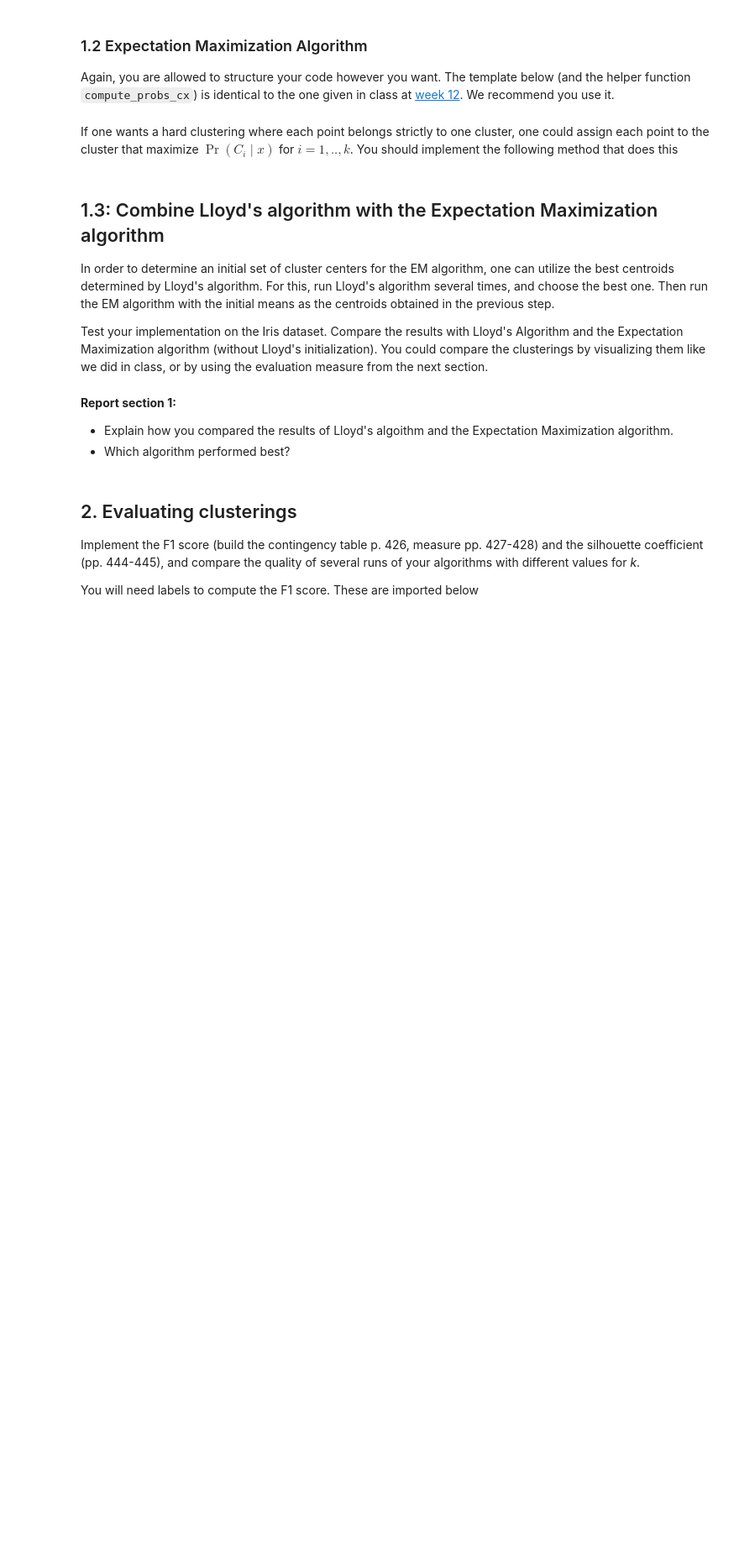
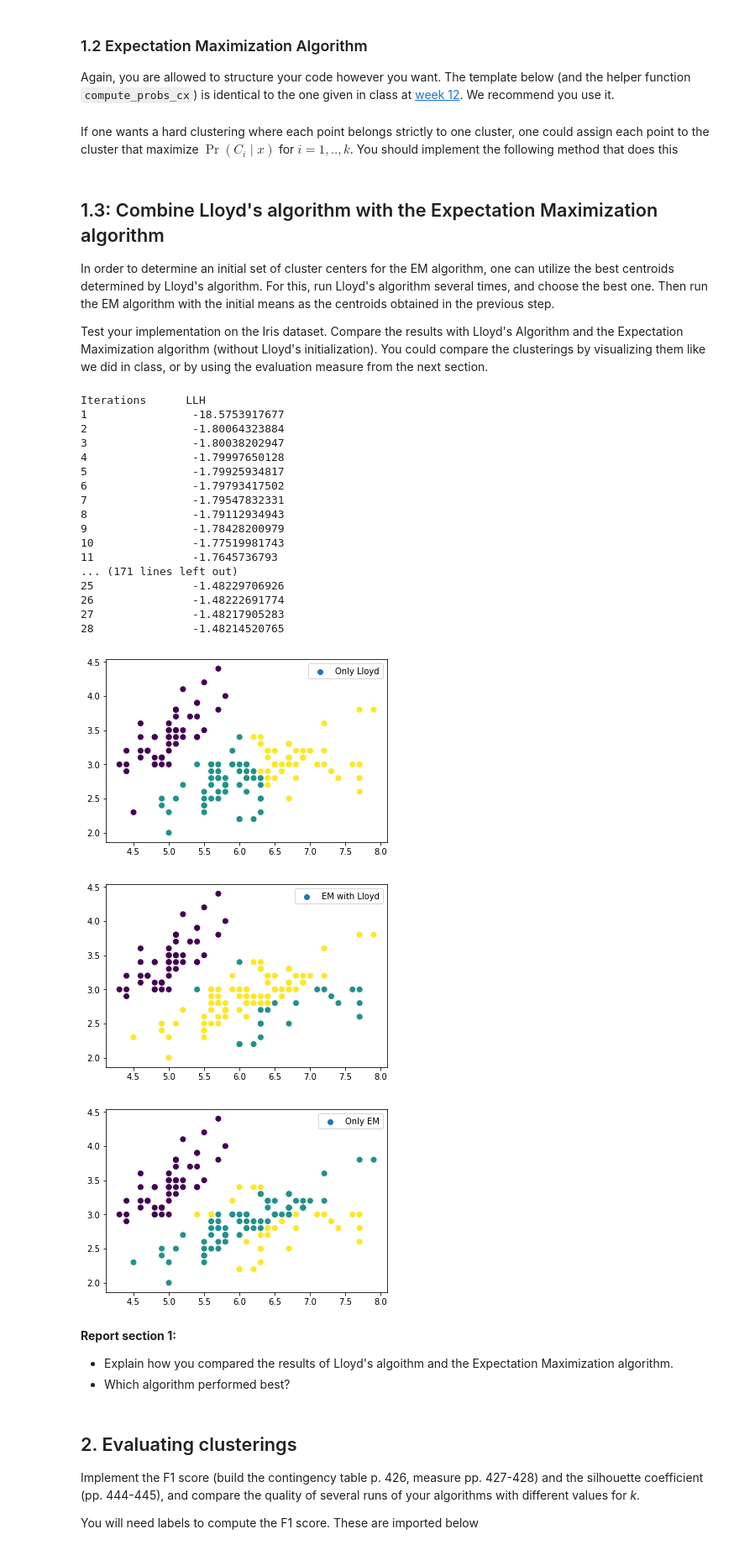
Before and after one commit to MaltheBisbo/ML_HandIns, a Jupyter notebook: handin4/handin4.ipynb, the cells around one changed output. Shown at 84% size. Cells and saved outputs as stored; diff of their text form; code cells hidden in the pictures; blank space fills up the shorter version.

```diff
--- a/handin4/handin4.ipynb
+++ b/handin4/handin4.ipynb
@@ -180,6 +203,17 @@ def em_algorithm(X, k, T, epsilon = 0.001, means=None):
 
         # Maximization step
         # YOUR CODE HERE
+        probs_c = 1/n * np.sum(probs_cx, axis = 1)
+        means = np.zeros((k, d))
+        for i in range(k):
+            for j in range(n):
+                means[i] += X[j] * probs_cx[i, j]
+            means[i] /= np.sum(probs_cx[i])
+        covs = np.zeros((k, d, d))
+        for i in range(k):
+            for j in range(n):
+                covs[i] += np.outer(X[j] - means[i], X[j] - means[i]) * probs_cx[i, j]
+            covs[i] /= np.sum(probs_cx[i])
         # END CODE
 
         # Compute per-sample average log likelihood (llh) of this iteration
@@ -199,6 +233,3 @@ def em_algorithm(X, k, T, epsilon = 0.001, means=None):
     return means, covs, probs_c, llh
 # %% [markdown]
 If one wants a hard clustering where each point belongs strictly to one cluster, one could assign each point to the cluster that maximize $\Pr(C_i \mid x)$ for $i=1,..,k$. You should implement the following method that does this
-# %%
-def compute_em_cluster(means, covs, probs_c, data):
-    #...
@@ -218,3 +280,61 @@ X = iris['data'][:,0:2] # reduce to 2d so you can plot if you want
+# %%
+# Load the Iris data set
+import sklearn.datasets
+iris = sklearn.datasets.load_iris()
+X = iris['data'][:,0:2] # reduce to 2d so you can plot if you want
+k, T = 3, 100
+
+# YOUR CODE HERE
+# Normal EM Algorithm
+means, covs, probs_c, llh = em_algorithm(X, k, T, epsilon = 0.001, means=None)
+clustersEM = compute_em_cluster(means, covs, probs_c, X)
+
+# Lloyds algorithm
+optCost = 10000
+for i in range(10):
+    clustering, centroids, cost = lloyds_algorithm(X, k, T)
+    if cost < optCost:
+        optCost = cost
+        centroidLloyd = centroids
+        clusteringLloyd = clustering
+
+
+
+means, covs, probs_c, llh = em_algorithm(X, k, T, epsilon = 0.001, means=centroidLloyd)
+clustersEMLloyd = compute_em_cluster(means, covs, probs_c, X)
+
+plt.figure()
+plt.scatter(X[:,0], X[:, 1], c = clusteringLloyd, label = 'Only Lloyd')
+plt.legend()
+plt.figure()
+plt.scatter(X[:,0], X[:, 1], c = clustersEMLloyd,label = 'EM with Lloyd')
+plt.legend()
+plt.figure()
+plt.scatter(X[:,0], X[:, 1], c = clustersEM, label = 'Only EM')
+plt.legend()
+plt.show()
+# END CODE
+# %% [output]
+Iterations      LLH
+1                -18.5753917677
+2                -1.80064323884
+3                -1.80038202947
+4                -1.79997650128
+5                -1.79925934817
+6                -1.79793417502
+7                -1.79547832331
+8                -1.79112934943
+9                -1.78428200979
+10               -1.77519981743
+11               -1.7645736793
+... (171 lines left out)
+25               -1.48229706926
+26               -1.48222691774
+27               -1.48217905283
+28               -1.48214520765
+[figure, added]
+[figure, added]
+[figure, added]
 # %% [markdown]
 <b>Report section 1: </b>
 - Explain how you compared the results of Lloyd's algoithm and the Expectation Maximization algorithm.
```
Also changed, not shown: parts of 15 cells of this notebook, 8 other files.
